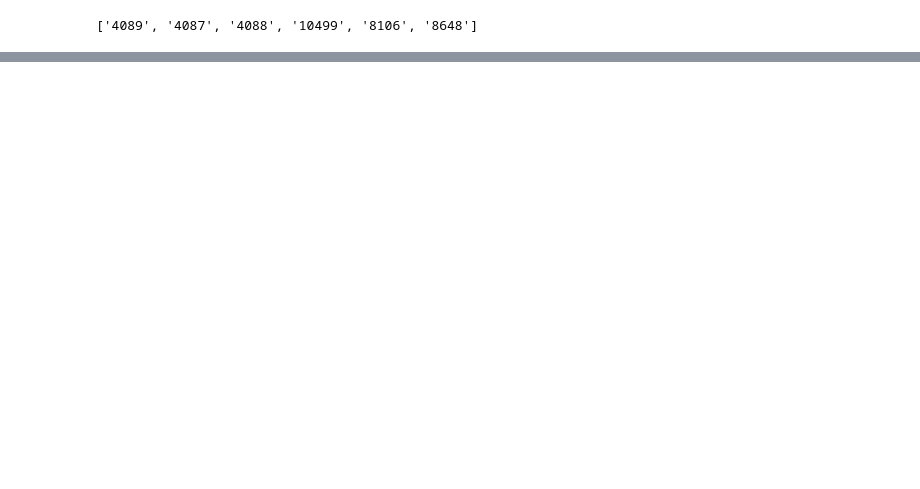
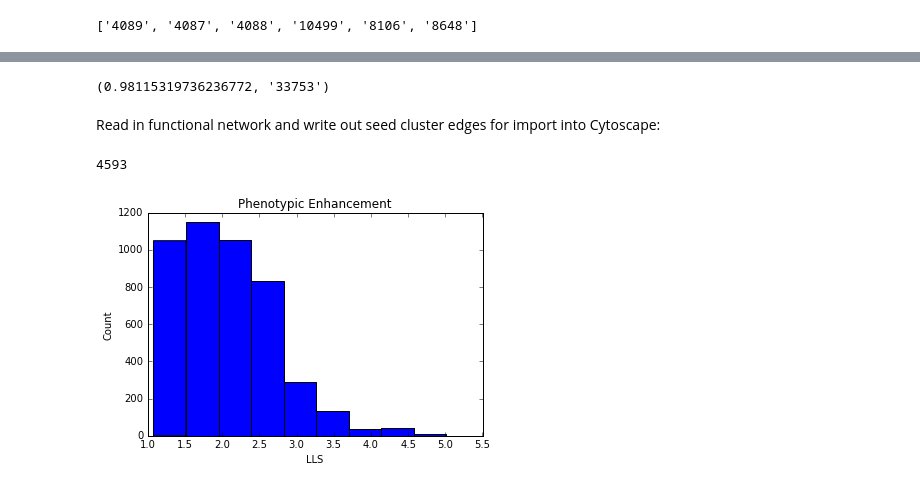
Before and after one commit to jon-young/genetic_interact, a Jupyter notebook: doc/Manuscript Figures.ipynb, the cells around one changed output, grey strips where cells are left out. Saved outputs shown, nothing was run; the diff lists cells and outputs as text; code cells hidden in the pictures; blank space fills up the shorter version.

```diff
--- a/doc/Manuscript Figures.ipynb
+++ b/doc/Manuscript Figures.ipynb
@@ -146,0 +205,2 @@ writefile.close()
+# %%
+biogridfile = 'BIOGRID-3.4.127-fly.txt'
@@ -146,0 +209,6 @@ writefile.close()
+# %%
+node2edgewt = func_net_pred.process_func_net(netfile)
+gene2idx = func_net_pred.assign_gene_indices(node2edgewt)
+adjMat = func_net_pred.build_netwk_adj_matrix(node2edgewt, gene2idx)
+seedSets = func_net_pred.read_biogrid(experimentSys, biogridfile)
+seedAUC, seed2intacts = func_net_pred.seed_set_predictability(gene2idx, adjMat, seedSets)
@@ -146,0 +223,26 @@ writefile.close()
+# %%
+next(t for t in seedAUC if t[1]=='33753')
+# %% [output]
+(0.98115319736236772, '33753')
+# %% [markdown]
+Read in functional network and write out seed cluster edges for import into Cytoscape:
+# %%
+fnetpath = os.path.join('..', 'data', netfile)
+fnet = [tuple(line.split('\t')) for line in open(fnetpath)]
+# %%
+seed = '33753'
+edgeset = set()
+for intactor in seed2intacts[seed]:
+    edgeset.update([netedge for netedge in fnet if intactor in netedge])
+# %%
+len(edgeset)
+# %% [output]
+4593
+# %%
+plt.hist([float(edge[2]) for edge in edgeset])
+plt.xlabel('LLS')
+plt.ylabel('Count')
+plt.title('Phenotypic Enhancement')
+plt.show()
+# %% [output]
+[figure, added]
```
Also changed, not shown: parts of 41 cells of this notebook.
